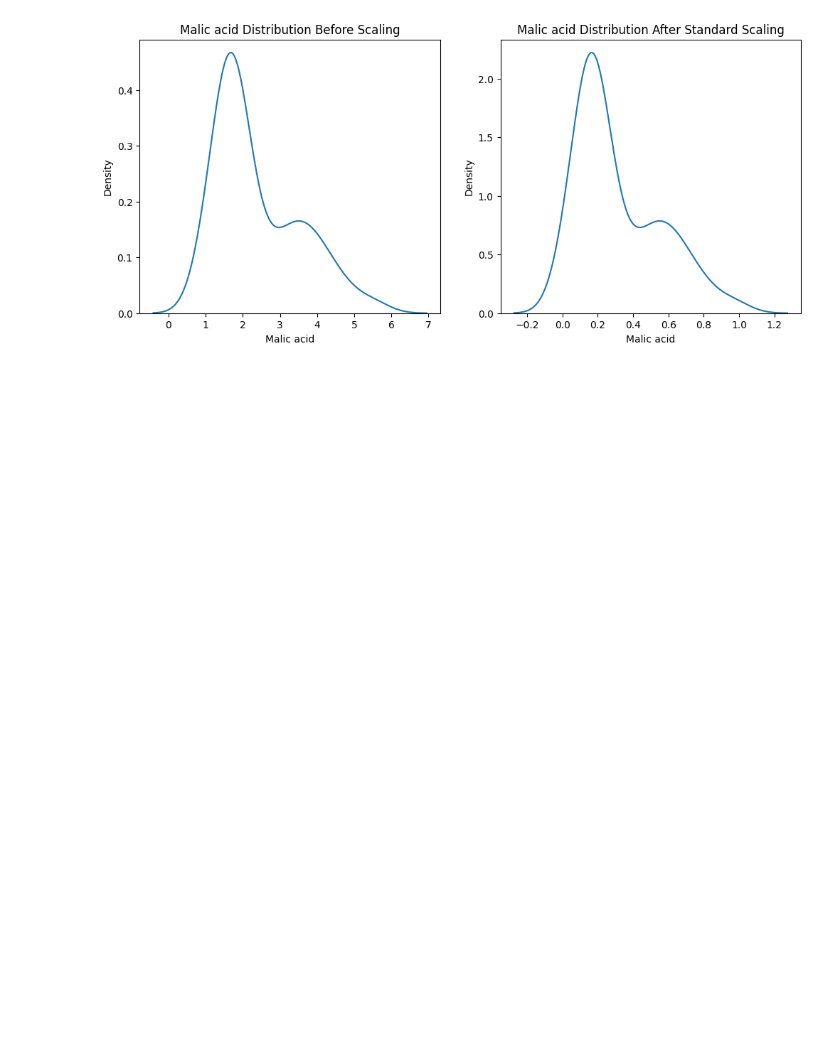
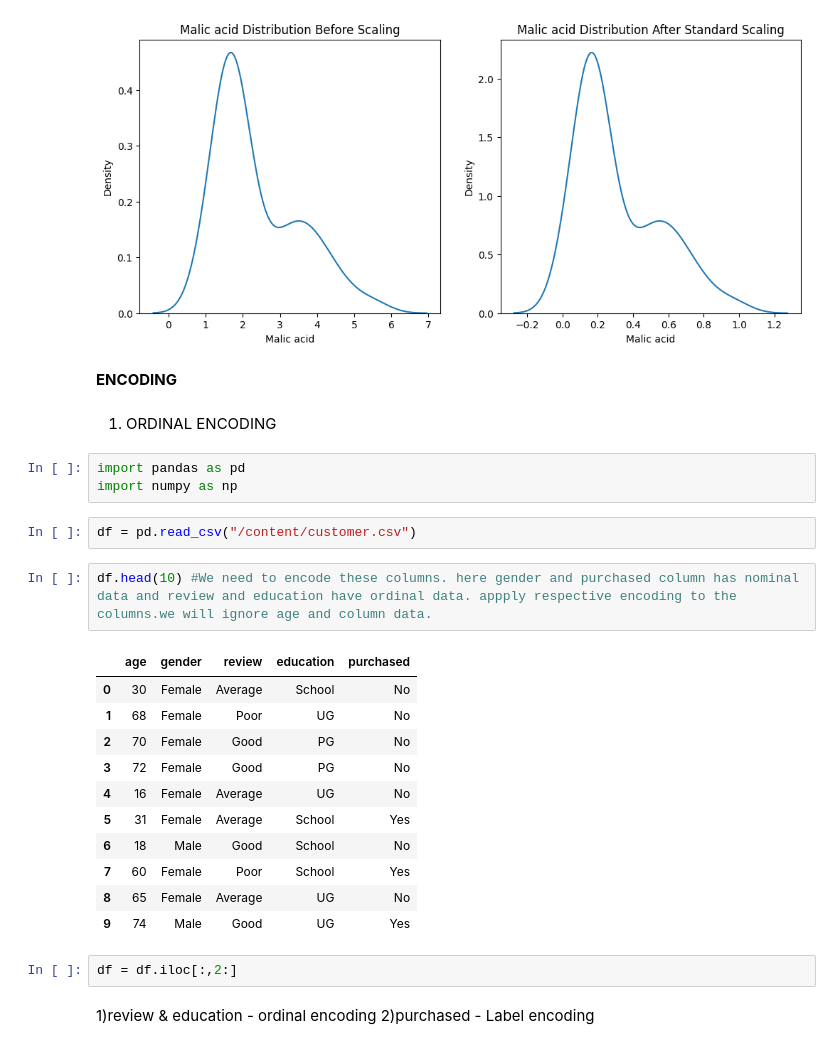
Before and after one commit to priyaasharmaads-a11y/Machine-Learning-Projects-Bundle, a Jupyter notebook: Machine_Learning_projects_Bundle.ipynb, the cells around one changed output. Drawn from its saved outputs; the diff is of its cells as text; blank space fills up the shorter version.

```diff
--- a/Machine_Learning_projects_Bundle.ipynb
+++ b/Machine_Learning_projects_Bundle.ipynb
@@ -485,3 +485,31 @@ sns.kdeplot(X_train_scaled['Malic acid'], ax=ax2)
 plt.show()
 # %% [output]
 [figure]
+# %% [markdown]
+**ENCODING**
+# %% [markdown]
+1) ORDINAL ENCODING
+# %%
+import pandas as pd
+import numpy as np
+# %%
+df = pd.read_csv("/content/customer.csv")
+# %%
+df.head(10) #We need to encode these columns. here gender and purchased column has nominal data and review and education have ordinal data. appply respective encoding to the columns.we will ignore age and column data.
+# %% [output]
+|  | age | gender | review | education | purchased |
+| 0 | 30 | Female | Average | School | No |
+| 1 | 68 | Female | Poor | UG | No |
+| 2 | 70 | Female | Good | PG | No |
+| 3 | 72 | Female | Good | PG | No |
+| 4 | 16 | Female | Average | UG | No |
+| 5 | 31 | Female | Average | School | Yes |
+| 6 | 18 | Male | Good | School | No |
+| 7 | 60 | Female | Poor | School | Yes |
+| 8 | 65 | Female | Average | UG | No |
+| 9 | 74 | Male | Good | UG | Yes |
+# %%
+df = df.iloc[:,2:]
+# %% [markdown]
+1)review & education - ordinal encoding
+2)purchased - Label encoding
```
Also changed, not shown: parts of 15 cells of this notebook.
